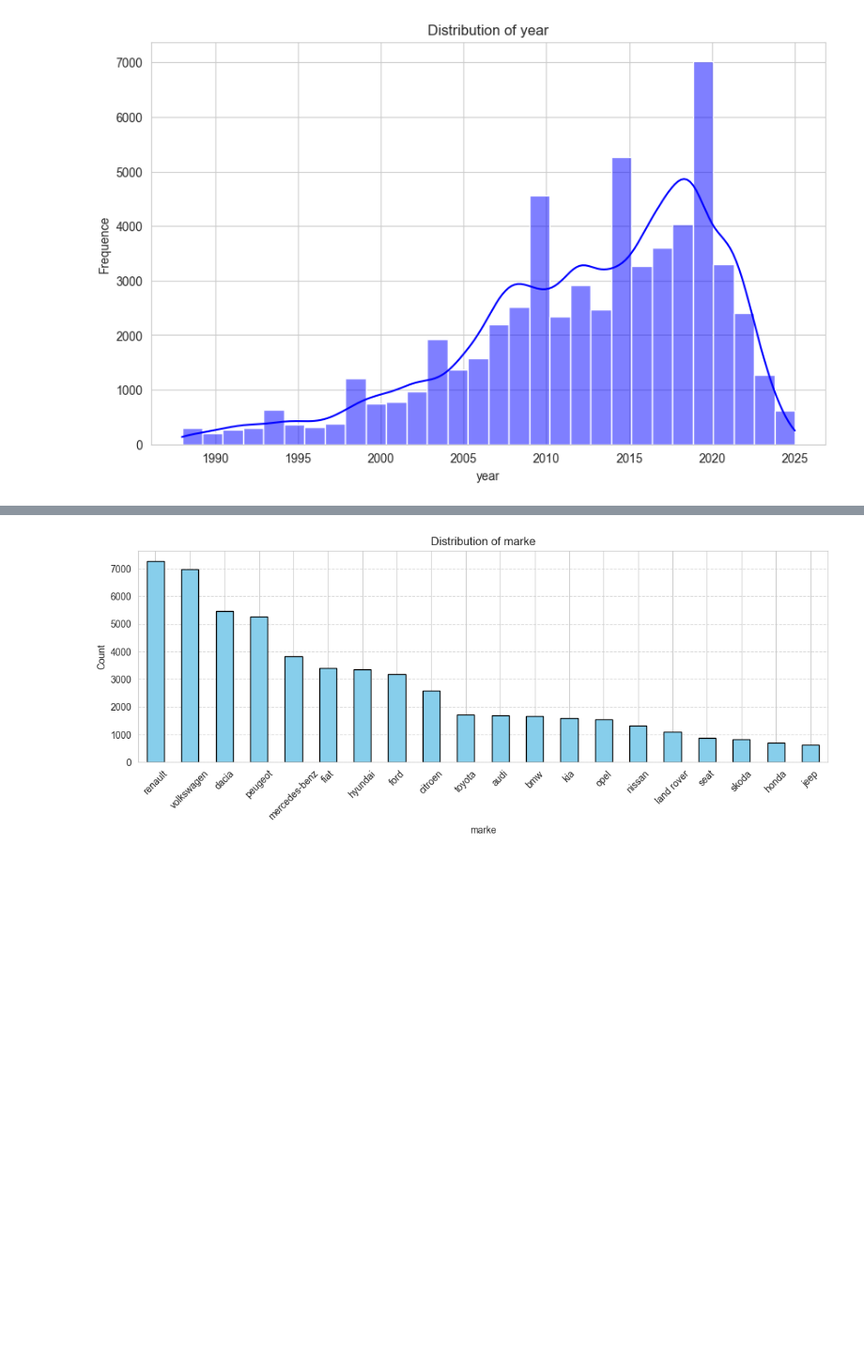
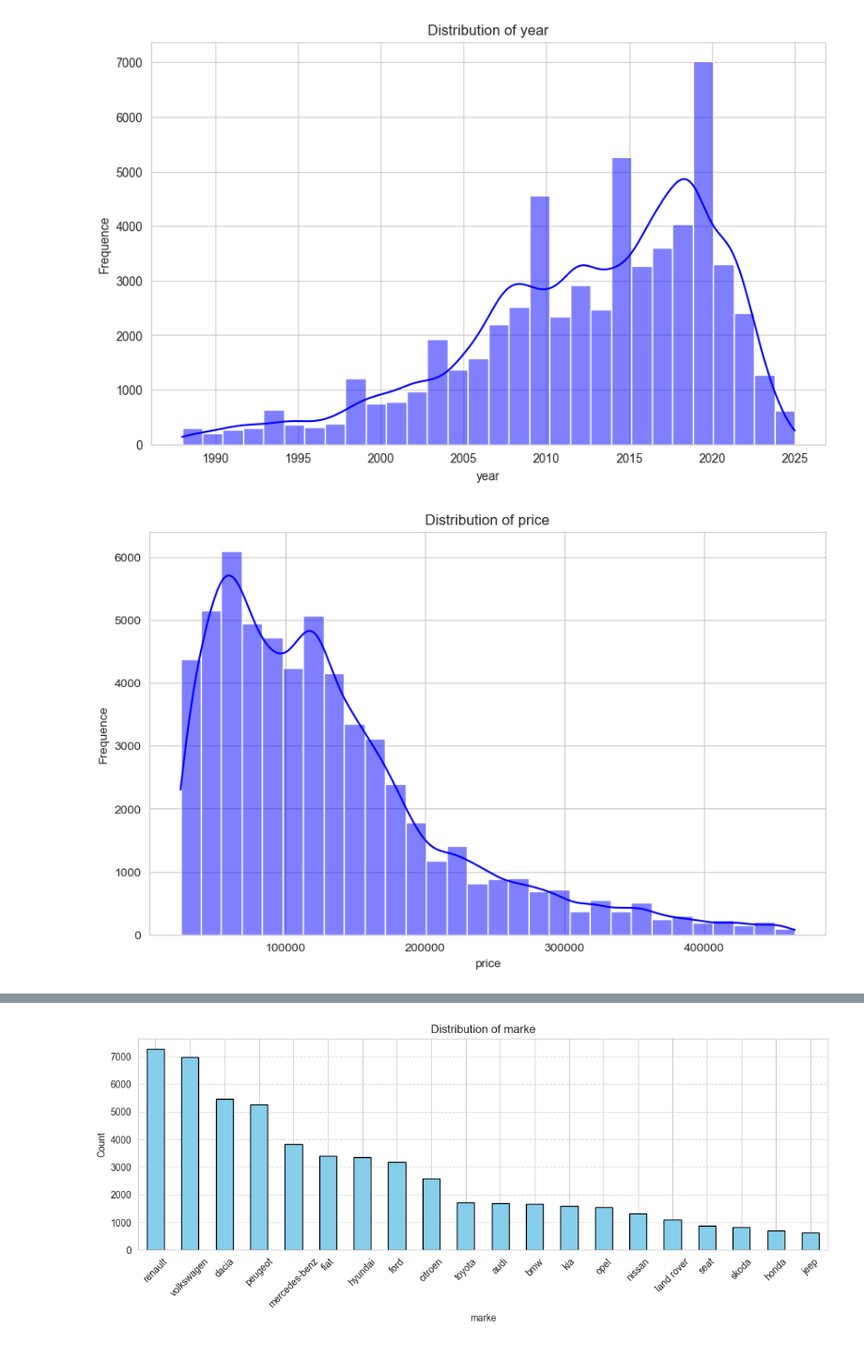
Before and after one commit to eddaoudi-mohamed/Predict_Price_Car, a Jupyter notebook: notebooks/EDA.ipynb, the cells around one changed output, grey strips where cells are left out. Shown at 94% size. Saved outputs shown, nothing was run; the diff lists cells and outputs as text; code cells hidden in the pictures; blank space fills up the shorter version.

```diff
--- a/notebooks/EDA.ipynb
+++ b/notebooks/EDA.ipynb
@@ -20,4 +20,14 @@ plt.ylabel("Frequence")
 plt.show()
 # %% [output]
 [figure]
+# %%
+sns.set_style("whitegrid")
+plt.figure(figsize=(10, 6))
+sns.histplot(DataSet['price'], bins=30, kde=True, color="blue")
+plt.title("Distribution of price")
+plt.xlabel("price")
+plt.ylabel("Frequence")
+plt.show()
+# %% [output]
+[figure, added]
 # %%
```
Also changed, not shown: parts of 11 cells of this notebook, 8 other files.
